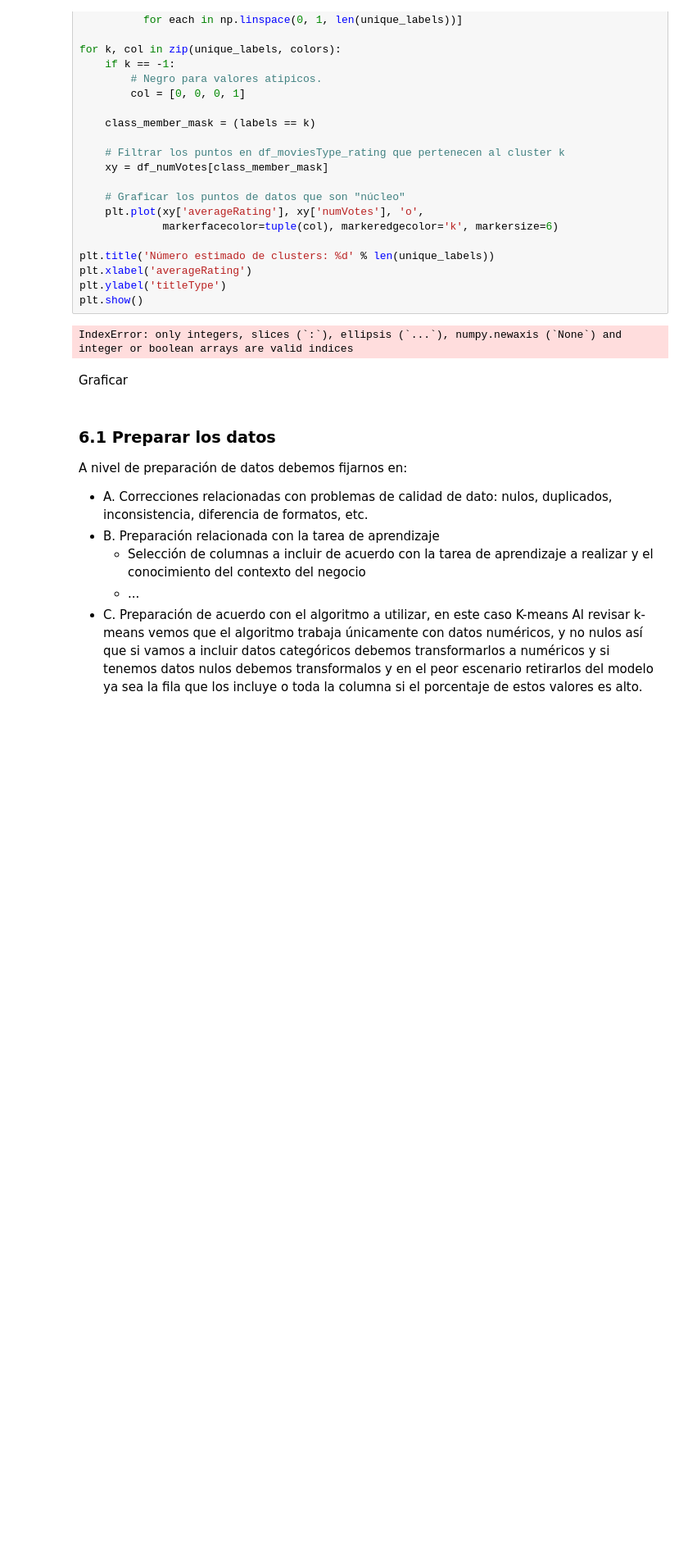
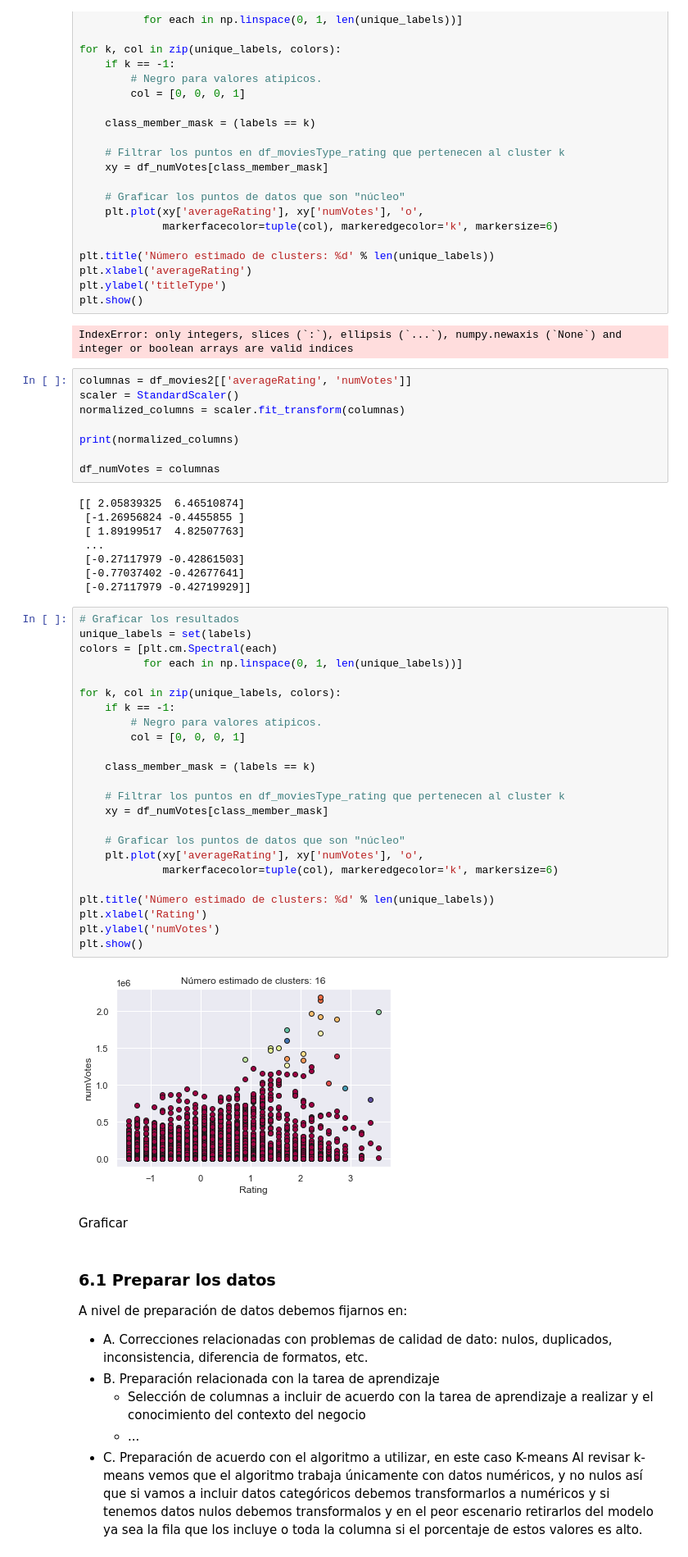
Before and after one commit to BI-Bernal-Diaz-Serrano/Lab1, a Jupyter notebook: main.ipynb, the cells around one changed output. Shown: that part at 82% size. Saved outputs shown, nothing was run; the diff lists cells and outputs as text; blank space fills up the shorter version.

```diff
--- a/main.ipynb
+++ b/main.ipynb
@@ -1329,6 +1329,48 @@ plt.ylabel('titleType')
 plt.show()
 # %% [output]
 IndexError: only integers, slices (`:`), ellipsis (`...`), numpy.newaxis (`None`) and integer or boolean arrays are valid indices
+# %%
+columnas = df_movies2[['averageRating', 'numVotes']]
+scaler = StandardScaler()
+normalized_columns = scaler.fit_transform(columnas)
+
+print(normalized_columns)
+
+df_numVotes = columnas
+# %% [output]
+[[ 2.05839325  6.46510874]
+ [-1.26956824 -0.4455855 ]
+ [ 1.89199517  4.82507763]
+ ...
+ [-0.27117979 -0.42861503]
+ [-0.77037402 -0.42677641]
+ [-0.27117979 -0.42719929]]
+# %%
+# Graficar los resultados
+unique_labels = set(labels)
+colors = [plt.cm.Spectral(each)
+          for each in np.linspace(0, 1, len(unique_labels))]
+
+for k, col in zip(unique_labels, colors):
+    if k == -1:
+        # Negro para valores atipicos.
+        col = [0, 0, 0, 1]
+
+    class_member_mask = (labels == k)
+
+    # Filtrar los puntos en df_moviesType_rating que pertenecen al cluster k
+    xy = df_numVotes[class_member_mask]
+
+    # Graficar los puntos de datos que son "núcleo"
+    plt.plot(xy['averageRating'], xy['numVotes'], 'o',
+             markerfacecolor=tuple(col), markeredgecolor='k', markersize=6)
+
+plt.title('Número estimado de clusters: %d' % len(unique_labels))
+plt.xlabel('Rating')
+plt.ylabel('numVotes')
+plt.show()
+# %% [output]
+[figure, added]
 # %% [markdown]
 Graficar
 # %% [markdown]
```
Also changed, not shown: parts of 22 cells of this notebook.
